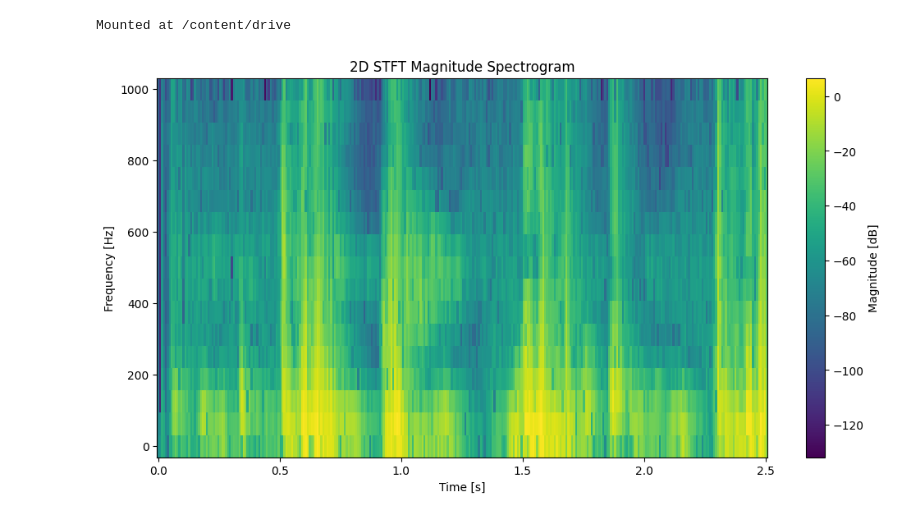
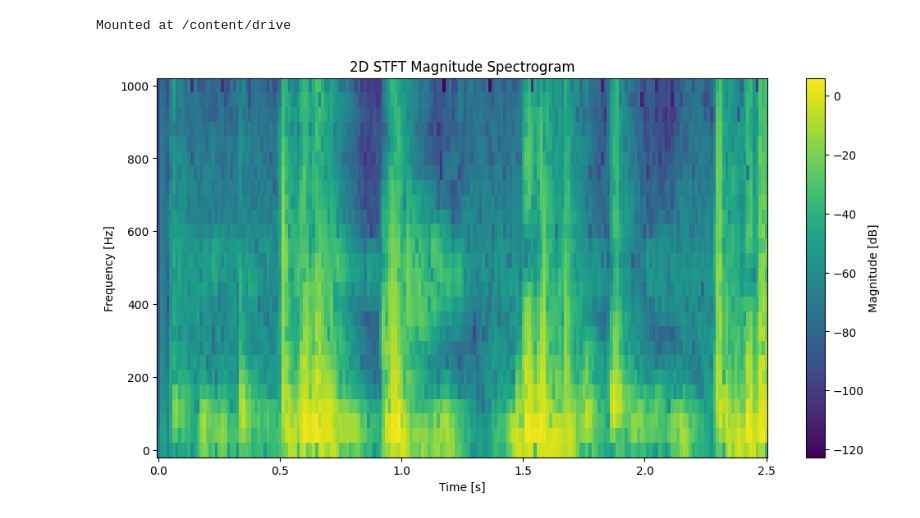
Before and after one commit to ajay47847/pcg_classification, a Jupyter notebook: crossValAllFreqAllPointStftSvm.ipynb, the cells around one changed output. Cells and saved outputs as stored; diff of their text form; code cells hidden in the pictures.

```diff
--- a/crossValAllFreqAllPointStftSvm.ipynb
+++ b/crossValAllFreqAllPointStftSvm.ipynb
@@ -48,8 +48,8 @@ def z_score_normalize_audio_data(audio_data):
     return np.array(normalized_audio)
 
 # STFT parameters
-nperseg = 32
-noverlap = 16
+nperseg = 50
+noverlap = 25
 
 # Function to compute STFT
 def compute_stft(audio_data, sample_rate, nperseg=nperseg, noverlap=noverlap):
@@ -83,33 +83,33 @@ folder_path = '/content/drive/MyDrive/training-f'
 
 # Get a list of all .wav files in the folder
 audio_files = [file for file in os.listdir(folder_path) if file.endswith('.wav')]
 
 # Filter the audio files based on record names
 audio_files_filtered = [file for file in audio_files if any(record in file for record in df['Record name'])]
 
 # Load audio data
 audio_data, record_names_loaded, sample_rate = load_audio_files(audio_files_filtered, folder_path)
 
 # Extract 2.5 seconds of audio
 duration = 2.5
 num_samples = int(duration * sample_rate)
 audio_data = audio_data[:, :num_samples]
 
 # Z-normalize the audio data
 audio_data_norm = z_score_normalize_audio_data(audio_data)
 
 # Compute STFT
 frequencies, times, stft_array = compute_stft(audio_data_norm, sample_rate)
 
 # Plotting the spectrogram
 plt.figure(figsize=(12, 6))
 plt.pcolormesh(times, frequencies,stft_array[0], shading='auto', cmap='viridis')
 plt.title('2D STFT Magnitude Spectrogram')
 plt.ylabel('Frequency [Hz]')
 plt.xlabel('Time [s]')
 plt.colorbar(label='Magnitude [dB]')
 plt.show()
 # %% [output]
-[figure, old version]
+[figure, new version]
 # %%
 # Define slicing parameters
```
Also changed, not shown: parts of 1 cell of this notebook.
